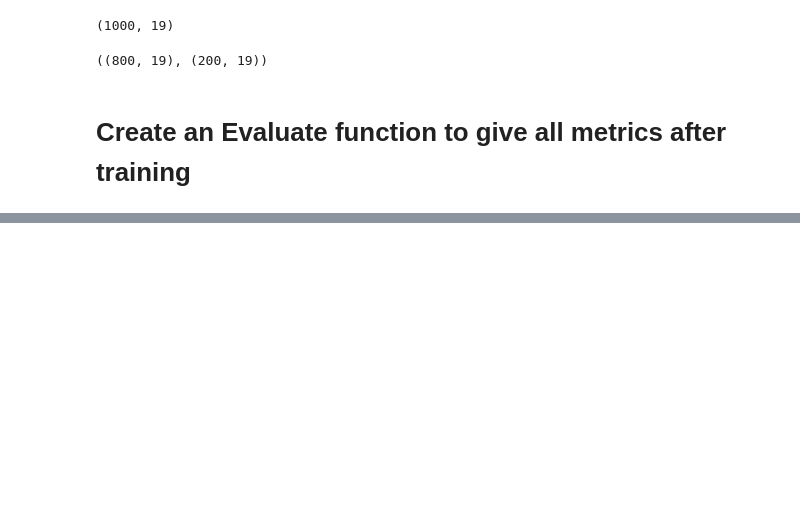
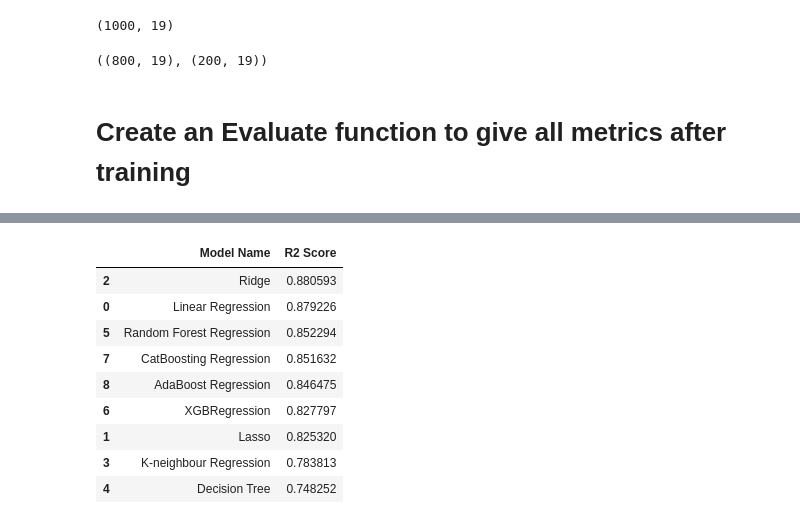
Before and after one commit to garvagrawal9084/ML-Project, a Jupyter notebook: notebook/ModelTraining.ipynb, the cells around one changed output, grey strips where cells are left out. Saved outputs shown, nothing was run; the diff lists cells and outputs as text; code cells hidden in the pictures; blank space fills up the shorter version.

```diff
--- a/notebook/ModelTraining.ipynb
+++ b/notebook/ModelTraining.ipynb
@@ -85,0 +153,13 @@ models = {
+# %%
+pd.DataFrame(list(zip(model_list , r2_list)) , columns=["Model Name" , "R2 Score"]).sort_values(by=["R2 Score"] , ascending=False)
+# %% [output]
+|  | Model Name | R2 Score |
+| 2 | Ridge | 0.880593 |
+| 0 | Linear Regression | 0.879226 |
+| 5 | Random Forest Regression | 0.852294 |
+| 7 | CatBoosting Regression | 0.851632 |
+| 8 | AdaBoost Regression | 0.846475 |
+| 6 | XGBRegression | 0.827797 |
+| 1 | Lasso | 0.825320 |
+| 3 | K-neighbour Regression | 0.783813 |
+| 4 | Decision Tree | 0.748252 |
```
Also changed, not shown: parts of 5 cells of this notebook, 8 other files.
